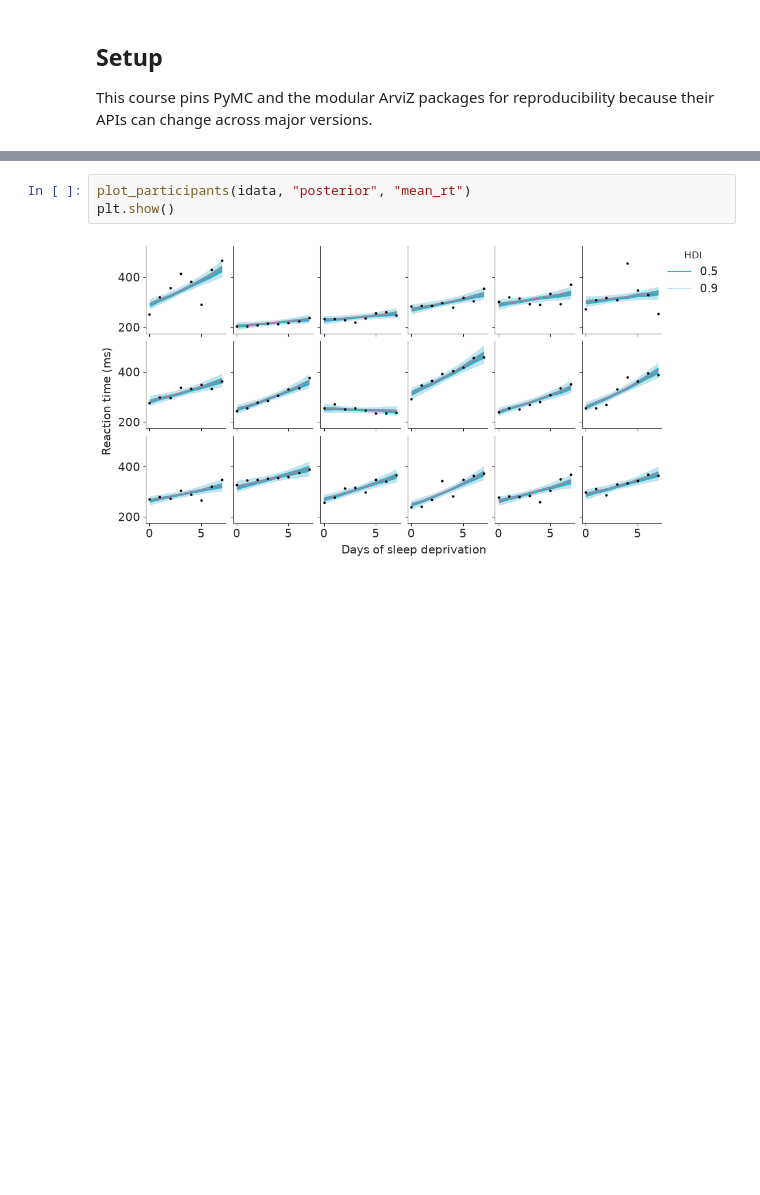
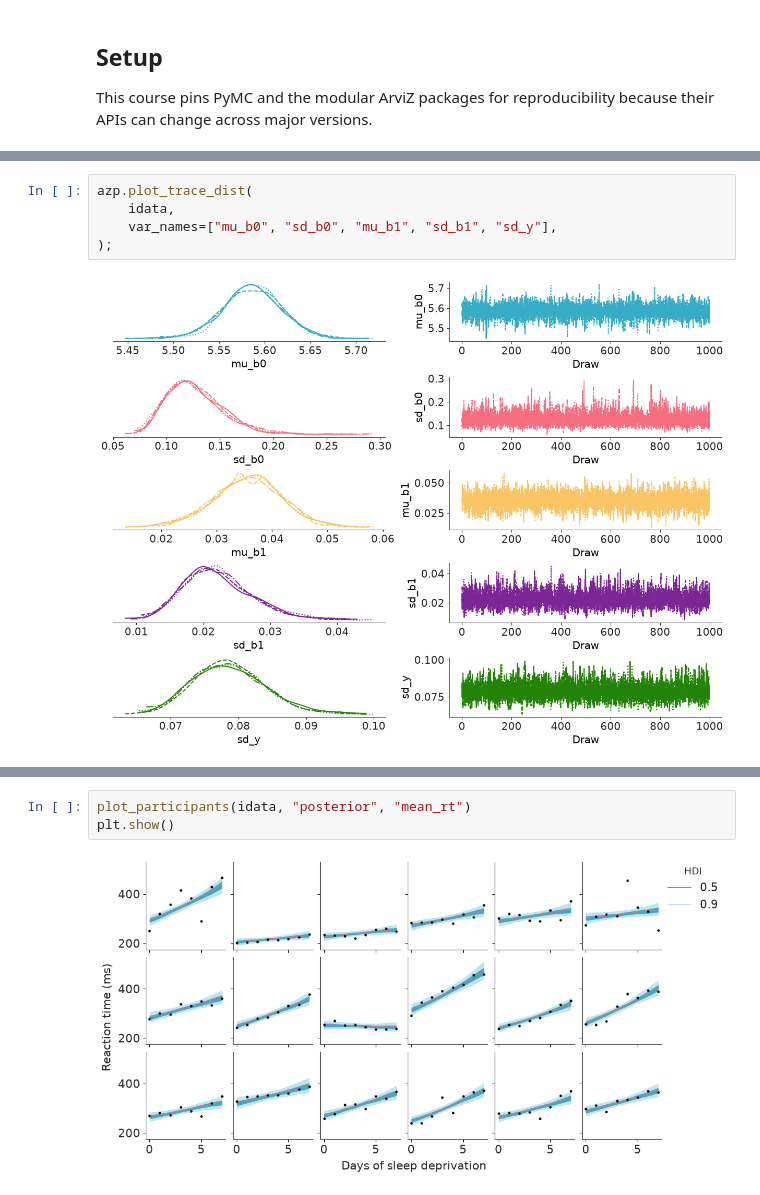
Before and after one commit to opherdonchin/BayesShortCourse, a Jupyter notebook: sleep/solved/07_lognormal_varying_intercept_slope.ipynb, the cells around one changed output, grey strips where cells are left out. Saved outputs shown, nothing was run; the diff lists cells and outputs as text; blank space fills up the shorter version.

```diff
--- a/sleep/solved/07_lognormal_varying_intercept_slope.ipynb
+++ b/sleep/solved/07_lognormal_varying_intercept_slope.ipynb
@@ -280,0 +366,7 @@ Each panel shows posterior uncertainty in that participant's expected reaction t
+# %%
+azp.plot_trace_dist(
+    idata,
+    var_names=["mu_b0", "sd_b0", "mu_b1", "sd_b1", "sd_y"],
+);
+# %% [output]
+[figure, added]
```
Also changed, not shown: parts of 117 cells of this notebook, 3 other files.
